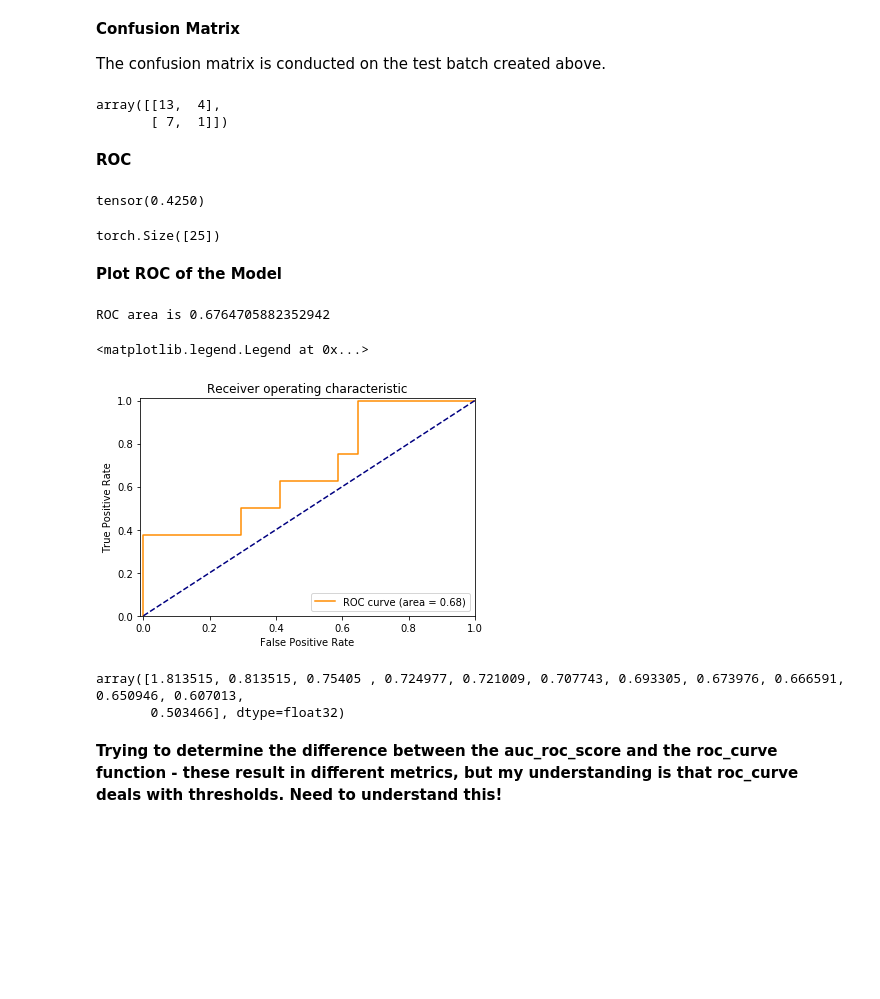
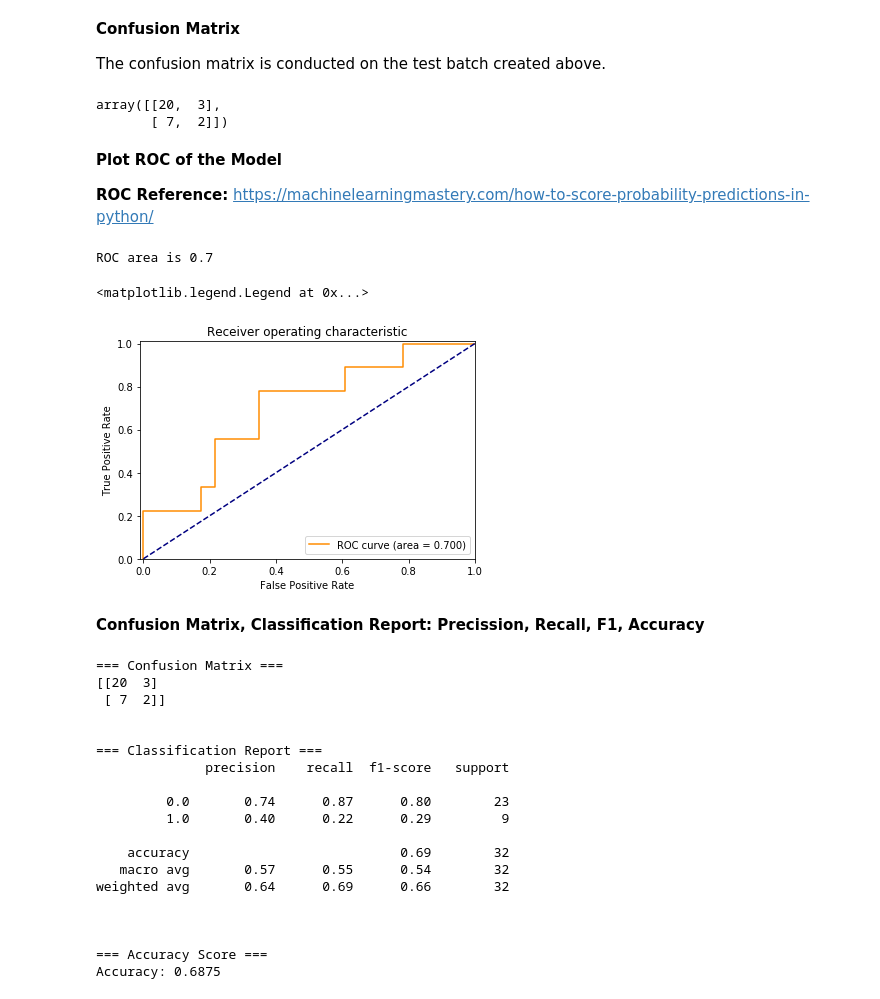
Before and after one commit to meghutch/Breast-Cancer-Classification-Clinical-Genomic, a Jupyter notebook: Predicting_Clinical_Outcomes_of_Breast_Cancer_Patients.ipynb, the cells around one changed output. Cells and saved outputs as stored; diff of their text form; code cells hidden in the pictures; blank space fills up the shorter version.

```diff
--- a/Predicting_Clinical_Outcomes_of_Breast_Cancer_Patients.ipynb
+++ b/Predicting_Clinical_Outcomes_of_Breast_Cancer_Patients.ipynb
@@ -651,7 +651,7 @@ yb = torch.from_numpy(yb)
 testloader = TensorDataset(xb, yb)
 
 # Define the batchsize
-batch_size=25
+batch_size=32
 
 # Training Loader
 testloader = DataLoader(testloader,
@@ -659,17 +659,19 @@ testloader = DataLoader(testloader,
 # %% [markdown]
 **Create Nueral Network Model**
 # %%
-# Define the model with two hidden layers - 39 inputs
+# Define the model with hidden layers - 39 inputs
 model = nn.Sequential(nn.Linear(39, 17),
                       nn.ReLU(),
-                      nn.Linear(17, 2),
+                      nn.Linear(17, 8),
+                      nn.ReLU(),
+                      nn.Linear(8, 2),
                       nn.LogSoftmax(dim=1))
 
 # Set optimizer and learning rate
-optimizer = optim.SGD(model.parameters(), lr=0.001)
+#optimizer = optim.SGD(model.parameters(), lr=0.003)
 
 # Could also use Adam optimizer; similar to stochastic gradient descent, but uses momentum which can speed up the actual fitting process, and it also adjusts the learning rate for each of the individual parameters in the model
-#optimizer = optim.Adam(model.parameters(), lr=0.003)
+optimizer = optim.Adam(model.parameters(), lr=0.001)
 
 # Define the loss
 criterion = nn.NLLLoss()
@@ -860,47 +825,64 @@ FP = CM[0][1] # False POsitive
 
 CM
 # %% [output]
-array([[13,  4],
-       [ 7,  1]])
+array([[20,  3],
+       [ 7,  2]])
-# %% [markdown]
-**ROC**
-# %%
-from fastai.vision import *
-roc_auc = auc_roc_score(yb, top_class)
-roc_auc
-# %% [output]
-tensor(0.4250)
-# %%
-top_class.shape
-# %% [output]
-torch.Size([25])
 # %% [markdown]
 **Plot ROC of the Model**
+
+**ROC Reference:** https://machinelearningmastery.com/how-to-score-probability-predictions-in-python/
 # %%
 from sklearn.metrics import roc_curve, auc
+
+top_p = top_p.detach().numpy()
+
 # Compute ROC curve
 fpr, tpr, thresholds = roc_curve(yb, top_p, pos_label=1)
 
 # Compute ROC area
-roc_auc = auc(fpr, tpr)
+roc_auc = round(auc(fpr, tpr),3)
 print('ROC area is {0}'.format(roc_auc))
 plt.figure()
-plt.plot(fpr, tpr, color='darkorange', label='ROC curve (area = %0.2f)' % roc_auc)
+plt.plot(fpr, tpr, color='darkorange', label='ROC curve (area = %0.3f)' % roc_auc)
 plt.plot([0, 1], [0, 1], color='navy', linestyle='--')
 plt.xlim([-0.01, 1.0])
 plt.ylim([0.0, 1.01])
 plt.xlabel('False Positive Rate')
 plt.ylabel('True Positive Rate')
 plt.title('Receiver operating characteristic')
 plt.legend(loc="lower right")
 # %% [output]
-ROC area is 0.6764705882352942
+ROC area is 0.7
 <matplotlib.legend.Legend at 0x...>
-[figure, old version]
+[figure, new version]
-# %%
-thresholds
-# %% [output]
-array([1.813515, 0.813515, 0.75405 , 0.724977, 0.721009, 0.707743, 0.693305, 0.673976, 0.666591, 0.650946, 0.607013,
-       0.503466], dtype=float32)
-# %% [markdown]
-**Trying to determine the difference between the auc_roc_score and the roc_curve function - these result in different metrics, but my understanding is that roc_curve deals with thresholds. Need to understand this!**
+# %% [markdown]
+**Confusion Matrix, Classification Report: Precission, Recall, F1, Accuracy**
+# %%
+print("=== Confusion Matrix ===")
+print(confusion_matrix(yb, top_class))
+print('\n')
+print("=== Classification Report ===")
+print(classification_report(yb, top_class))
+print('\n')
+print("=== Accuracy Score ===")
+print("Accuracy:", accuracy_score(yb, top_class))
+# %% [output]
+=== Confusion Matrix ===
+[[20  3]
+ [ 7  2]]
+
+
+=== Classification Report ===
+              precision    recall  f1-score   support
+
+         0.0       0.74      0.87      0.80        23
+         1.0       0.40      0.22      0.29         9
+
+    accuracy                           0.69        32
+   macro avg       0.57      0.55      0.54        32
+weighted avg       0.64      0.69      0.66        32
+
+
+
+=== Accuracy Score ===
+Accuracy: 0.6875
```
Also changed, not shown: parts of 12 cells of this notebook.
